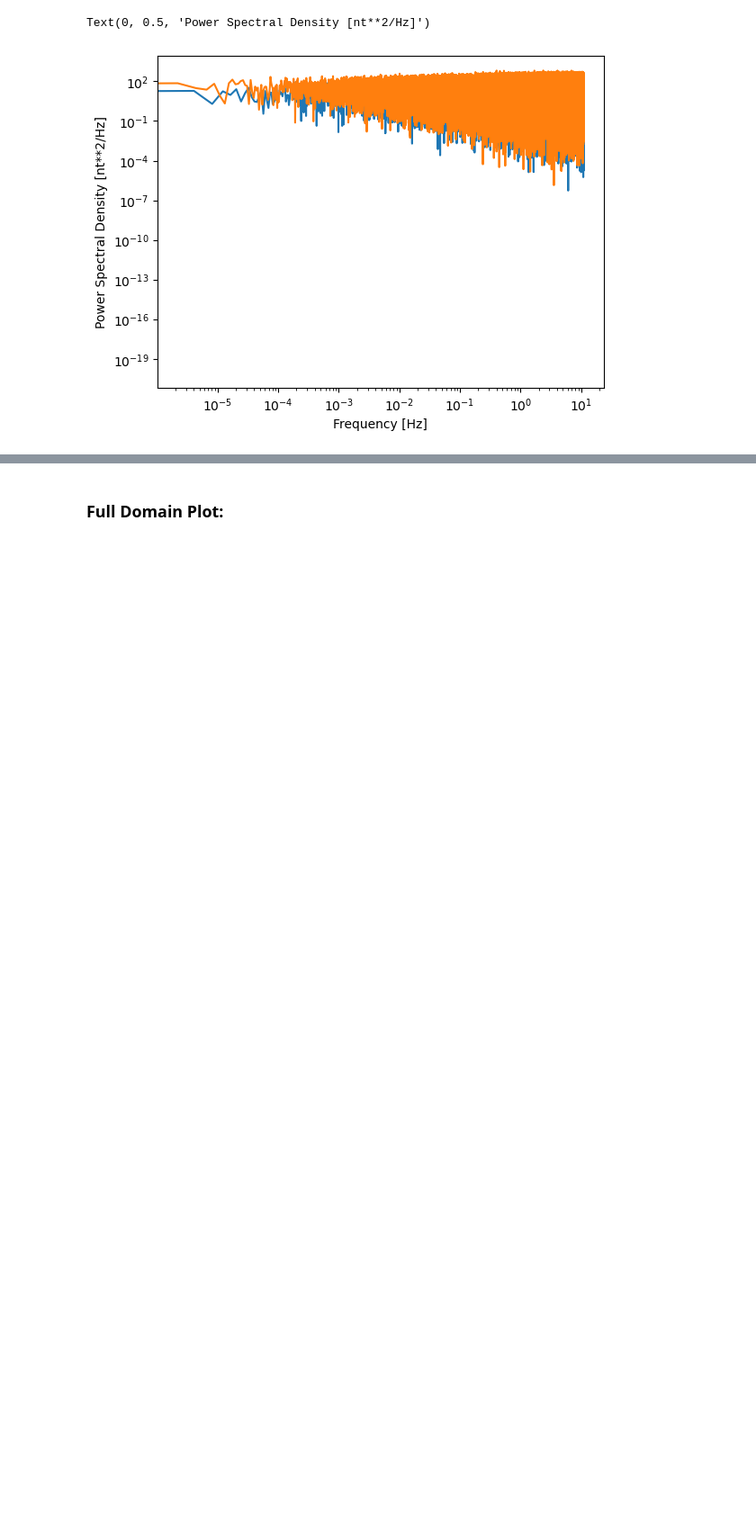
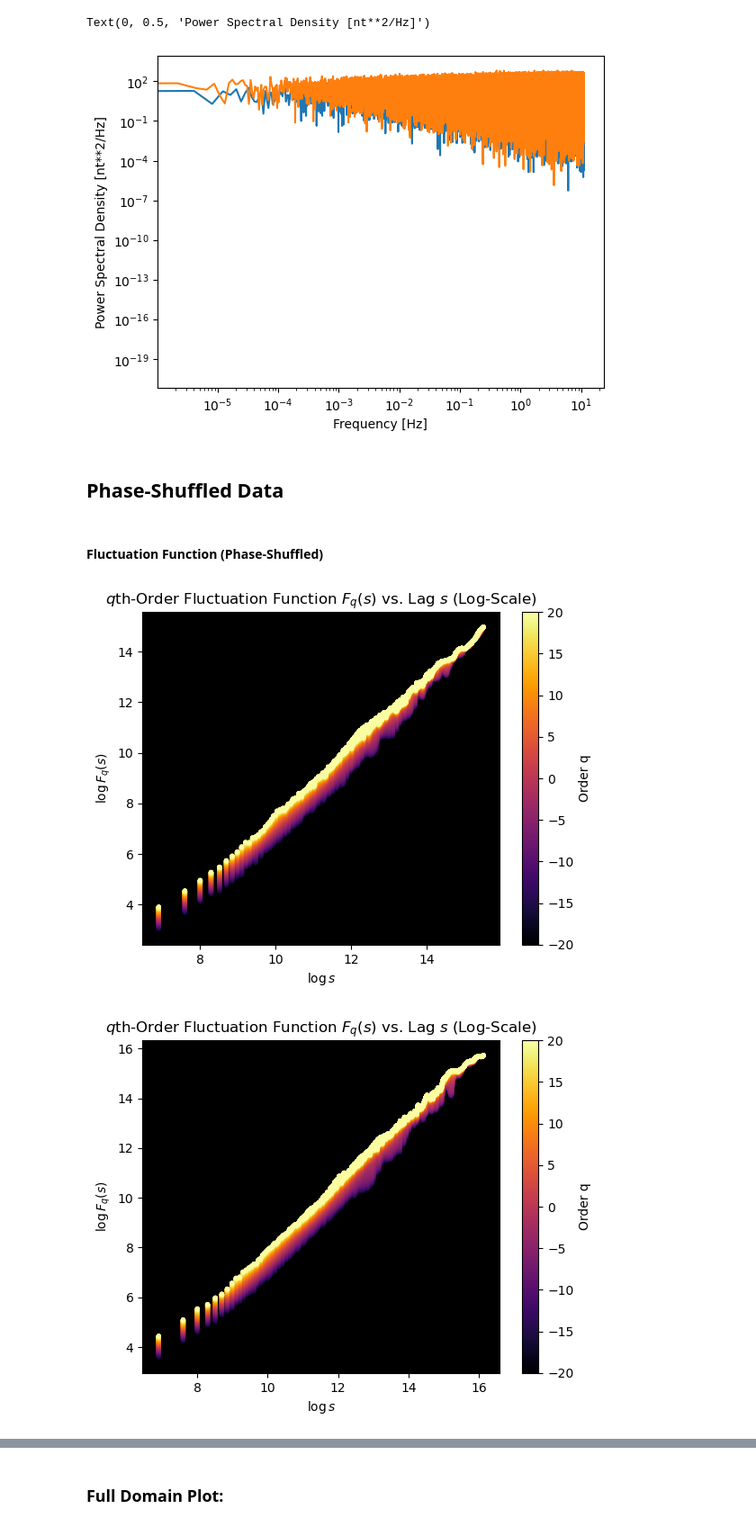
Before and after one commit to sfcoscia/Solar_Wind_MFDFA, a Jupyter notebook: PSP_Intervals/MFDFA_PSP_Interval1.ipynb, the cells around one changed output, grey strips where cells are left out. Shown at 90% size. Saved outputs shown, nothing was run; the diff lists cells and outputs as text; code cells hidden in the pictures; blank space fills up the shorter version.

Commit message:
added phase randomization code

```diff
--- a/PSP_Intervals/MFDFA_PSP_Interval1.ipynb
+++ b/PSP_Intervals/MFDFA_PSP_Interval1.ipynb
@@ -254,3 +252,18 @@ plt.ylabel('Power Spectral Density [nt**2/Hz]')
 # %% [output]
 Text(0, 0.5, 'Power Spectral Density [nt**2/Hz]')
 [figure]
+# %% [markdown]
+## Phase-Shuffled Data
+# %%
+# First we use MFDFAlib to shuffle our time series phases:
+phaseShuffled_sub = MFDFAlib.phaseShuffle(bmag_sub)
+phaseShuffled_super = MFDFAlib.phaseShuffle(bmag_super)
+# %% [markdown]
+#### Fluctuation Function (Phase-Shuffled)
+# %%
+# Find the fluctuation function:
+lag1,dfaList_pshuf1 = MFDFAlib.flucFunc(phaseShuffled_sub,lag1,qList,order)
+lag2,dfaList_pshuf2 = MFDFAlib.flucFunc(phaseShuffled_super,lag2,qList,order)
+# %% [output]
+[figure, added]
+[figure, added]
```
Also changed, not shown: parts of 10 cells of this notebook, 9 other files.
